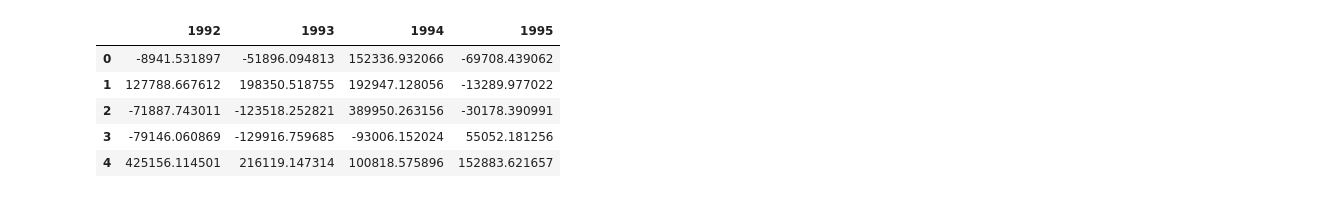
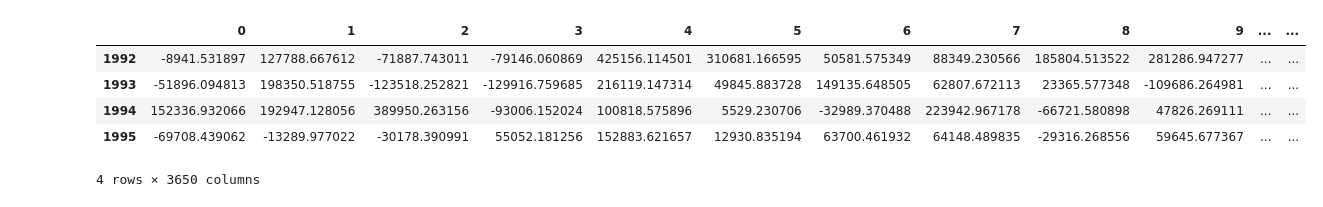
Before and after one commit to sambhipiyush/Applied-Plotting-Charting-Data-Representation-in-Python-University-of-Michigan, a Jupyter notebook: Week 3/Assignment 3.ipynb, the cells around one changed output. Cells and saved outputs as stored; diff of their text form; code cells hidden in the pictures.

```diff
--- a/Week 3/Assignment 3.ipynb
+++ b/Week 3/Assignment 3.ipynb
@@ -43,25 +43,24 @@ A challenge that users face is that, for a given y-axis value (e.g. 42,000), it
 # %%
 # Use the following data for this assignment:
 
 import pandas as pd
 import numpy as np
 
 np.random.seed(12345)
 
 df = pd.DataFrame([np.random.normal(32000,200000,3650),
                    np.random.normal(43000,100000,3650),
                    np.random.normal(43500,140000,3650),
                    np.random.normal(48000,70000,3650)],
                   index=[1992,1993,1994,1995])
-df = df.transpose()
-df.head()
+df
 # %% [output]
-|  | 1992 | 1993 | 1994 | 1995 |
-| 0 | -8941.531897 | -51896.094813 | 152336.932066 | -69708.439062 |
-| 1 | 127788.667612 | 198350.518755 | 192947.128056 | -13289.977022 |
-| 2 | -71887.743011 | -123518.252821 | 389950.263156 | -30178.390991 |
-| 3 | -79146.060869 | -129916.759685 | -93006.152024 | 55052.181256 |
-| 4 | 425156.114501 | 216119.147314 | 100818.575896 | 152883.621657 |
+|  | 0 | 1 | 2 | 3 | 4 | 5 | 6 | 7 | 8 | 9 | ... | ... |
+| 1992 | -8941.531897 | 127788.667612 | -71887.743011 | -79146.060869 | 425156.114501 | 310681.166595 | 50581.575349 | 88349.230566 | 185804.513522 | 281286.947277 | ... | ... |
+| 1993 | -51896.094813 | 198350.518755 | -123518.252821 | -129916.759685 | 216119.147314 | 49845.883728 | 149135.648505 | 62807.672113 | 23365.577348 | -109686.264981 | ... | ... |
+| 1994 | 152336.932066 | 192947.128056 | 389950.263156 | -93006.152024 | 100818.575896 | 5529.230706 | -32989.370488 | 223942.967178 | -66721.580898 | 47826.269111 | ... | ... |
+| 1995 | -69708.439062 | -13289.977022 | -30178.390991 | 55052.181256 | 152883.621657 | 12930.835194 | 63700.461932 | 64148.489835 | -29316.268556 | 59645.677367 | ... | ... |
+4 rows × 3650 columns
 # %%
 %matplotlib notebook
 import matplotlib.pyplot as plt
```
Also changed, not shown: parts of 4 cells of this notebook, 2 other files.
